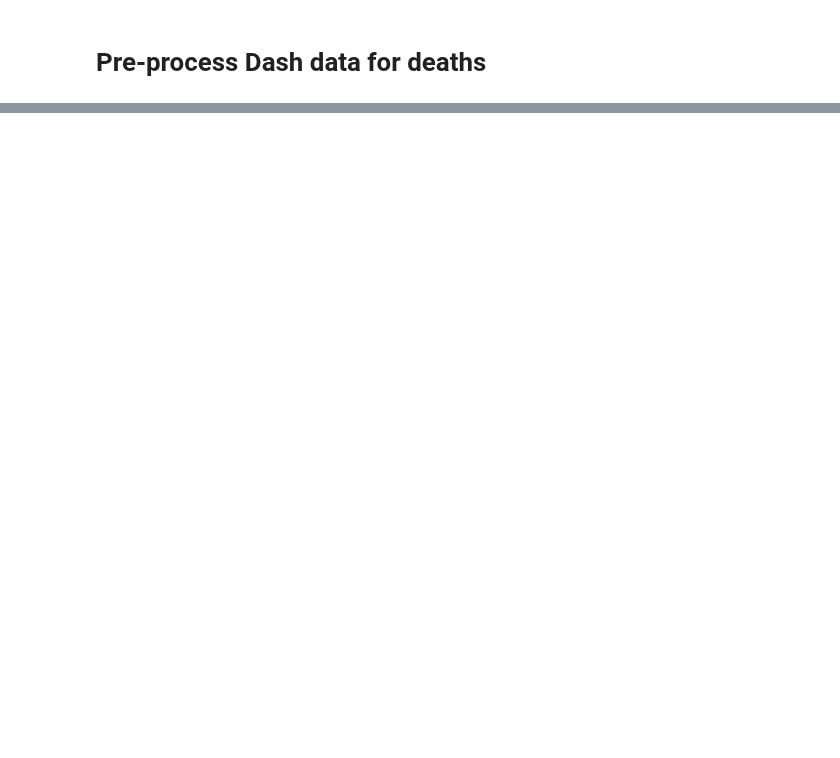
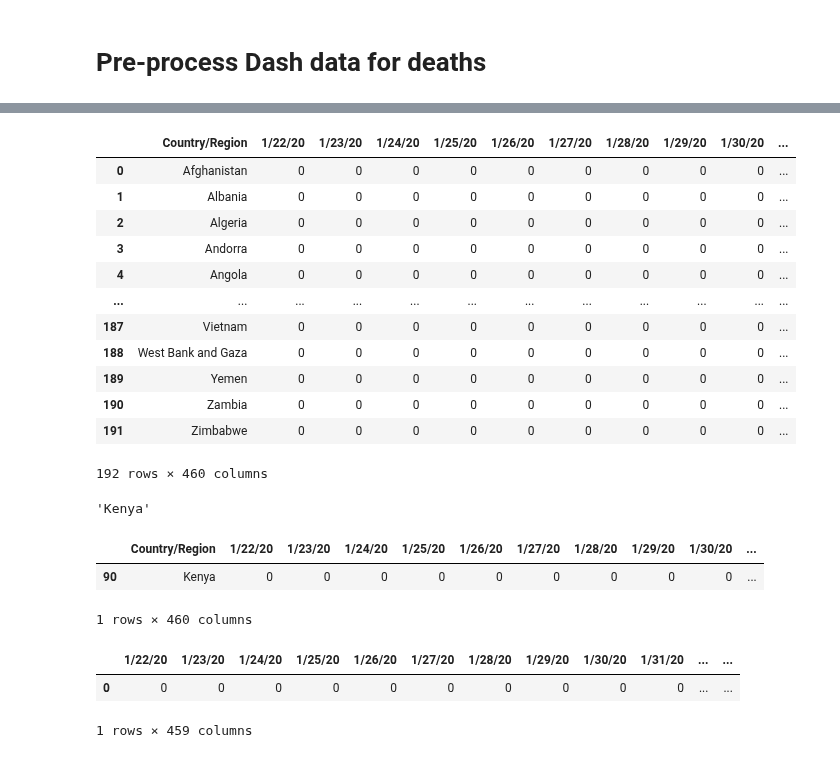
Before and after one commit to iannjari/covid-19-cases-and-mortality-forecaster, a Jupyter notebook: Data Preview.ipynb, the cells around one changed output, grey strips where cells are left out. Drawn from its saved outputs; the diff is of its cells as text; code cells hidden in the pictures; blank space fills up the shorter version.

```diff
--- a/Data Preview.ipynb
+++ b/Data Preview.ipynb
@@ -688,0 +712,38 @@ fig.show()
+# %%
+df6
+# %% [output]
+|  | Country/Region | 1/22/20 | 1/23/20 | 1/24/20 | 1/25/20 | 1/26/20 | 1/27/20 | 1/28/20 | 1/29/20 | 1/30/20 | ... |
+| 0 | Afghanistan | 0 | 0 | 0 | 0 | 0 | 0 | 0 | 0 | 0 | ... |
+| 1 | Albania | 0 | 0 | 0 | 0 | 0 | 0 | 0 | 0 | 0 | ... |
+| 2 | Algeria | 0 | 0 | 0 | 0 | 0 | 0 | 0 | 0 | 0 | ... |
+| 3 | Andorra | 0 | 0 | 0 | 0 | 0 | 0 | 0 | 0 | 0 | ... |
+| 4 | Angola | 0 | 0 | 0 | 0 | 0 | 0 | 0 | 0 | 0 | ... |
+| ... | ... | ... | ... | ... | ... | ... | ... | ... | ... | ... | ... |
+| 187 | Vietnam | 0 | 0 | 0 | 0 | 0 | 0 | 0 | 0 | 0 | ... |
+| 188 | West Bank and Gaza | 0 | 0 | 0 | 0 | 0 | 0 | 0 | 0 | 0 | ... |
+| 189 | Yemen | 0 | 0 | 0 | 0 | 0 | 0 | 0 | 0 | 0 | ... |
+| 190 | Zambia | 0 | 0 | 0 | 0 | 0 | 0 | 0 | 0 | 0 | ... |
+| 191 | Zimbabwe | 0 | 0 | 0 | 0 | 0 | 0 | 0 | 0 | 0 | ... |
+192 rows × 460 columns
+# %%
+dropdown='Kenya'
+dropdown
+#df6['Country/Region']== dropdown
+# %% [output]
+'Kenya'
+# %%
+dffd=df6.loc[df6['Country/Region'] == dropdown]
+dffd
+# %% [output]
+|  | Country/Region | 1/22/20 | 1/23/20 | 1/24/20 | 1/25/20 | 1/26/20 | 1/27/20 | 1/28/20 | 1/29/20 | 1/30/20 | ... |
+| 90 | Kenya | 0 | 0 | 0 | 0 | 0 | 0 | 0 | 0 | 0 | ... |
+1 rows × 460 columns
+# %%
+dffd=dffd.reset_index()
+dffd=dffd.rename_axis(None, axis=1)
+dffd=dffd.drop(['index','Country/Region'],axis=1)
+dffd
+# %% [output]
+|  | 1/22/20 | 1/23/20 | 1/24/20 | 1/25/20 | 1/26/20 | 1/27/20 | 1/28/20 | 1/29/20 | 1/30/20 | 1/31/20 | ... | ... |
+| 0 | 0 | 0 | 0 | 0 | 0 | 0 | 0 | 0 | 0 | 0 | ... | ... |
+1 rows × 459 columns
```
Also changed, not shown: parts of 37 cells of this notebook.
